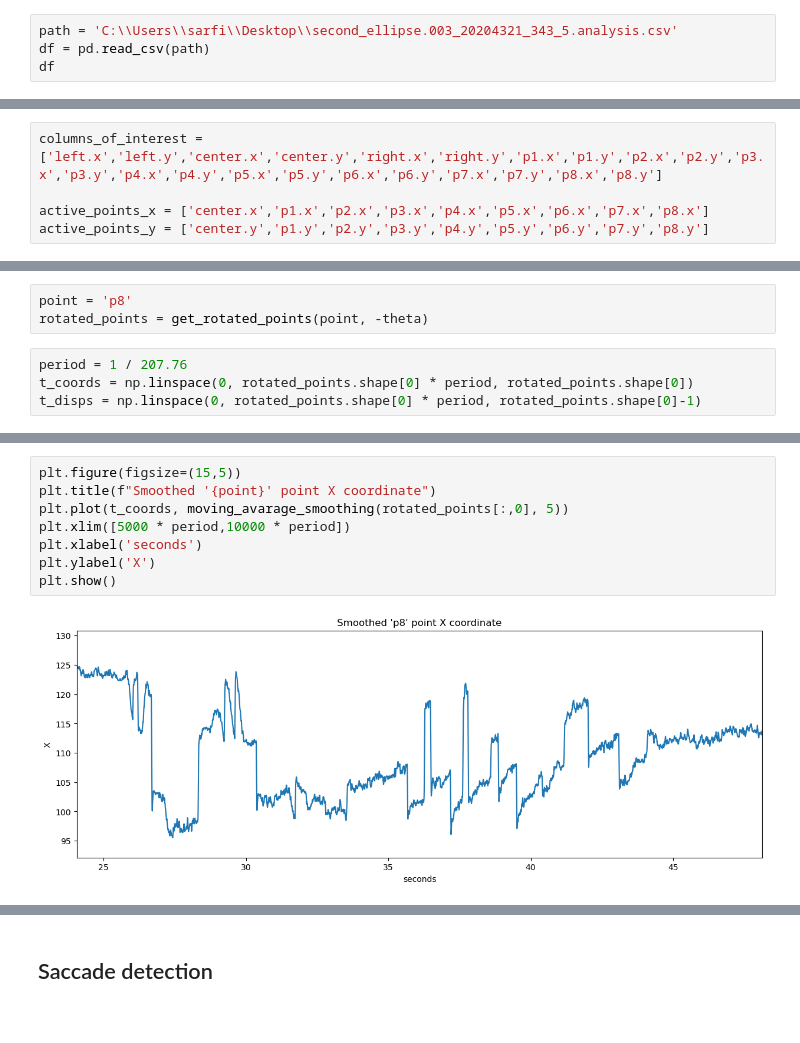
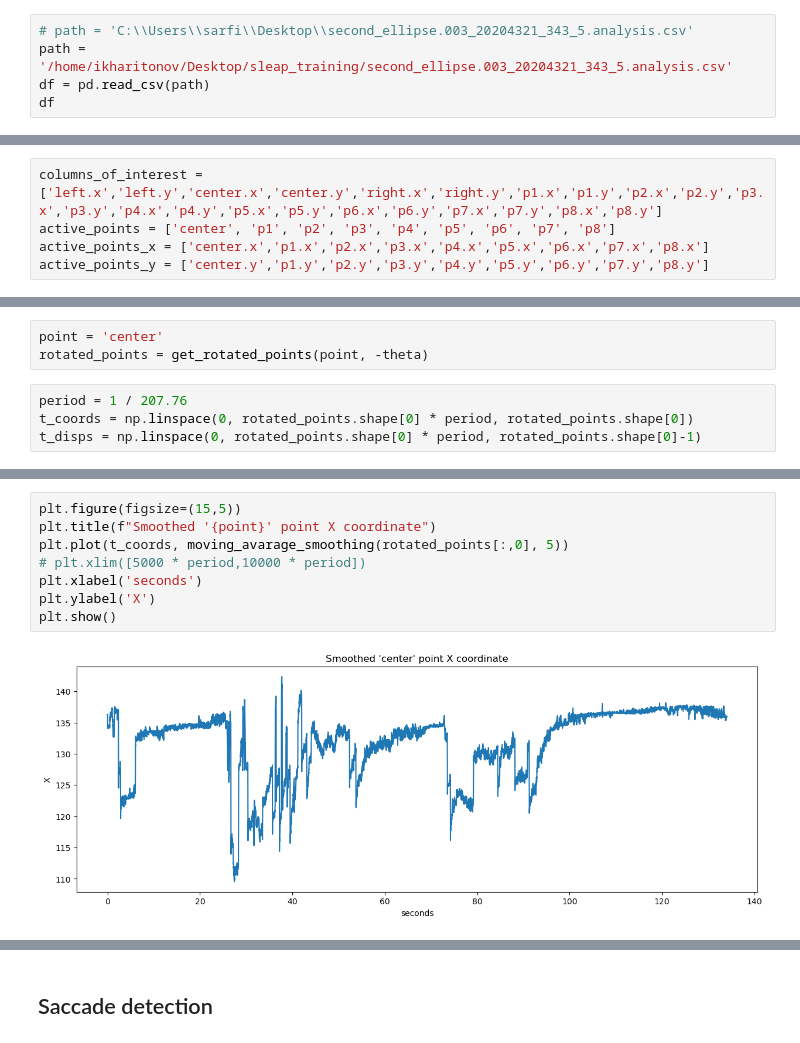
Before and after one commit to ikharitonov/vestibular_vr_pipeline, a Jupyter notebook: sleap/test_sleap_analysis.ipynb, the cells around one changed output, grey strips where cells are left out. Saved outputs shown, nothing was run; the diff lists cells and outputs as text.

```diff
--- a/sleap/test_sleap_analysis.ipynb
+++ b/sleap/test_sleap_analysis.ipynb
@@ -4,7 +4,8 @@ import matplotlib.pyplot as plt
 import numpy as np
 from scipy.stats import iqr
 # %%
-path = 'C:\\Users\\sarfi\\Desktop\\second_ellipse.003_20204321_343_5.analysis.csv'
+# path = 'C:\\Users\\sarfi\\Desktop\\second_ellipse.003_20204321_343_5.analysis.csv'
+path = '/home/ikharitonov/Desktop/sleap_training/second_ellipse.003_20204321_343_5.analysis.csv'
 df = pd.read_csv(path)
 df
 # %% [output]
@@ -33,7 +34,7 @@ Index(['track', 'frame_idx', 'instance.score', 'left.x', 'left.y',
       dtype='object')
 # %%
 columns_of_interest = ['left.x','left.y','center.x','center.y','right.x','right.y','p1.x','p1.y','p2.x','p2.y','p3.x','p3.y','p4.x','p4.y','p5.x','p5.y','p6.x','p6.y','p7.x','p7.y','p8.x','p8.y']
-
+active_points = ['center', 'p1', 'p2', 'p3', 'p4', 'p5', 'p6', 'p7', 'p8']
 active_points_x = ['center.x','p1.x','p2.x','p3.x','p4.x','p5.x','p6.x','p7.x','p8.x']
 active_points_y = ['center.y','p1.y','p2.y','p3.y','p4.y','p5.y','p6.y','p7.y','p8.y']
 # %% [markdown]
@@ -419,7 +420,7 @@ def get_rotated_points(point_name, theta):
     rotated_points[:,1] = rotated_points[:,1] + mean_center_coord[1]
     return rotated_points
 # %%
-point = 'p8'
+point = 'center'
 rotated_points = get_rotated_points(point, -theta)
 # %%
 period = 1 / 207.76
@@ -495,10 +496,10 @@ plt.show()
 # %%
 plt.figure(figsize=(15,5))
 plt.title(f"Smoothed '{point}' point X coordinate")
 plt.plot(t_coords, moving_avarage_smoothing(rotated_points[:,0], 5))
-plt.xlim([5000 * period,10000 * period])
+# plt.xlim([5000 * period,10000 * period])
 plt.xlabel('seconds')
 plt.ylabel('X')
 plt.show()
 # %% [output]
-[figure, old version]
+[figure, new version]
```
Also changed, not shown: parts of 14 cells of this notebook, 1 other file.
